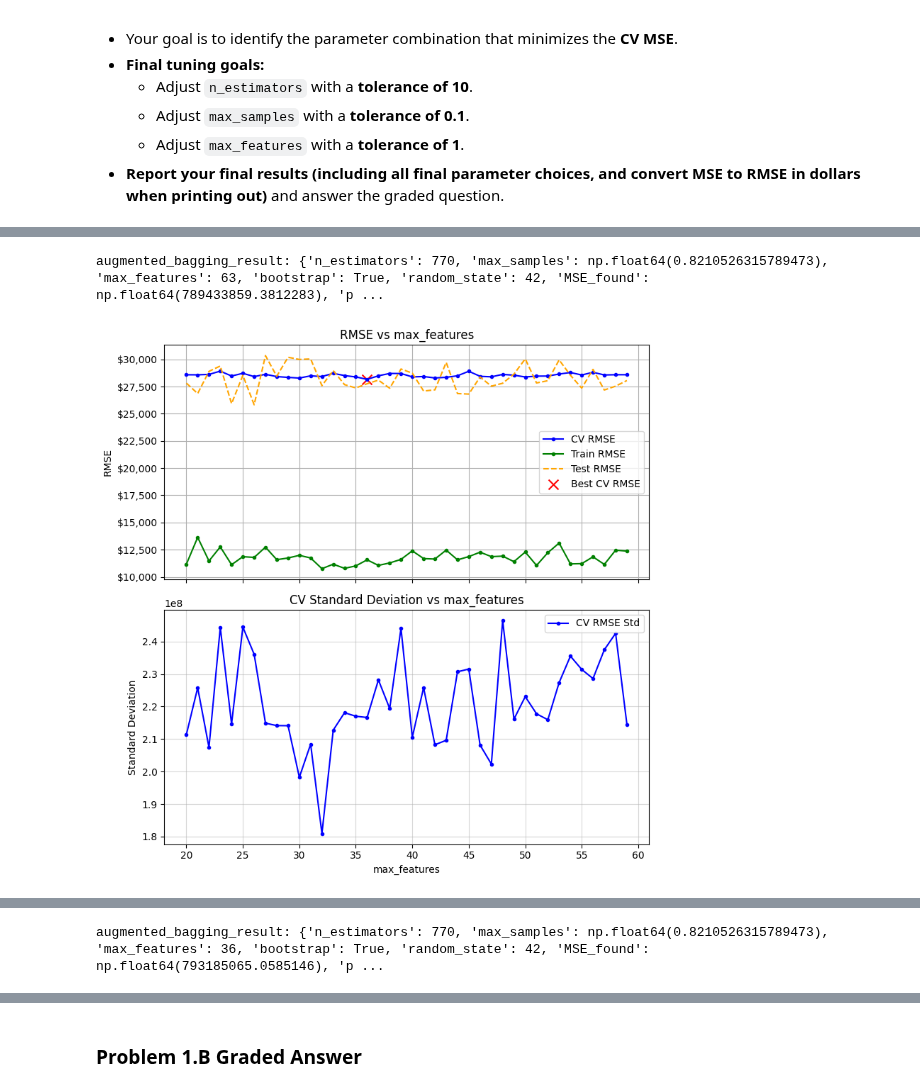
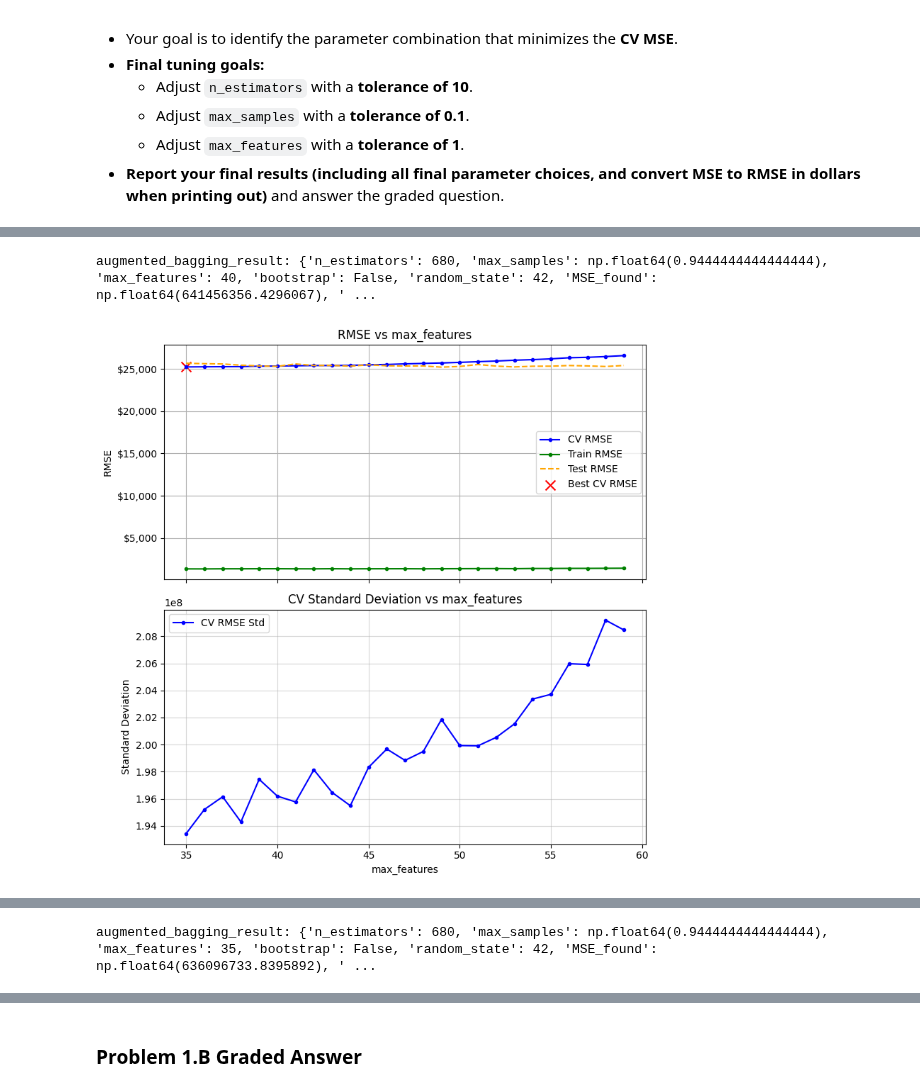
Before and after one commit to SergeyNelyapenkoBU/Module-3-Assignments, a Jupyter notebook: Homework_07.ipynb, the cells around one changed output, grey strips where cells are left out. Cells and saved outputs as stored; diff of their text form; code cells hidden in the pictures.

```diff
--- a/Homework_07.ipynb
+++ b/Homework_07.ipynb
@@ -425,7 +428,7 @@ augmented_bagging_result: {'n_estimators': 650, 'max_samples': 1.0, 'max_feature
 # 2. Sweep max_samples:
 model = BaggingRegressor
 param = 'max_samples'
-parameter_list = np.linspace(0.1,1.1,20)  # Add 1 to the last element to include 1 as integer
+parameter_list = np.linspace(0.1,1.0,10)  # Add 1 to the last element to include 1 as integer
 default_parameters = Parameters_BT.copy()
 
 bagging_result = sweep_parameter(model=model,
@@ -600,7 +604,7 @@ Parameters_BT_list = []
 # Set variables:
 part_name = '1.B'
 param = 'n_estimators'
-parameter_list = range(250,1001,10)
+parameter_list = range(600,700,10)
 model = BaggingRegressor
 default_parameters = Parameters_BT.copy()
 
@@ -640,7 +644,7 @@ augmented_bagging_result: {'n_estimators': 770, 'max_samples': np.float64(0.5736
 # Set variables:
 part_name = '1.B'
 param = 'max_samples'
-parameter_list = np.linspace(0.6,2.0,20)
+parameter_list = np.linspace(0.5,1.0,10)
 model = BaggingRegressor
 default_parameters = Parameters_BT.copy()
 
@@ -675,29 +679,29 @@ Parameters_BT_list.append(Parameters_BT)
 augmented_bagging_result_list.append(augmented_bagging_result)
 log_message(f'{augmented_bagging_result}')
 # %% [output]
-augmented_bagging_result: {'n_estimators': 770, 'max_samples': np.float64(0.8210526315789473), 'max_features': 63, 'bootstrap': True, 'random_state': 42, 'MSE_found': np.float64(789433859.3812283), 'p ...
+augmented_bagging_result: {'n_estimators': 680, 'max_samples': np.float64(0.9444444444444444), 'max_features': 40, 'bootstrap': False, 'random_state': 42, 'MSE_found': np.float64(641456356.4296067), ' ...
 # %%
 # Set variables:
 part_name = '1.B'
 param = 'max_features'
-parameter_list = range(20,60)
+parameter_list = range(35,60)
 model = BaggingRegressor
 default_parameters = Parameters_BT.copy()
 
 # Run bagging:
 bagging_result = sweep_parameter(model=model,
                                     Parameters=default_parameters,
                                     param = param,
                                     parameter_list = parameter_list,
                                     X_train          = X_train,
                                     y_train          = y_train,
                                     X_test           = X_test,
                                     y_test           = y_test,
                                     verbose          = True,
                                     show_rmse        = True,
                                     n_iter_no_change = None,
                                     delta            = 0.001,
                                     n_jobs           = -1,
                                     n_repeats        = 10)
 # %% [output]
-[figure, old version]
+[figure, new version]
@@ -715,7 +719,7 @@ Parameters_BT_list.append(Parameters_BT)
 augmented_bagging_result_list.append(augmented_bagging_result)
 log_message(f'{augmented_bagging_result}')
 # %% [output]
-augmented_bagging_result: {'n_estimators': 770, 'max_samples': np.float64(0.8210526315789473), 'max_features': 36, 'bootstrap': True, 'random_state': 42, 'MSE_found': np.float64(793185065.0585146), 'p ...
+augmented_bagging_result: {'n_estimators': 680, 'max_samples': np.float64(0.9444444444444444), 'max_features': 35, 'bootstrap': False, 'random_state': 42, 'MSE_found': np.float64(636096733.8395892), ' ...
 # %%
 # Set variables:
 part_name = '1.B'
```
Also changed, not shown: parts of 26 cells of this notebook.
